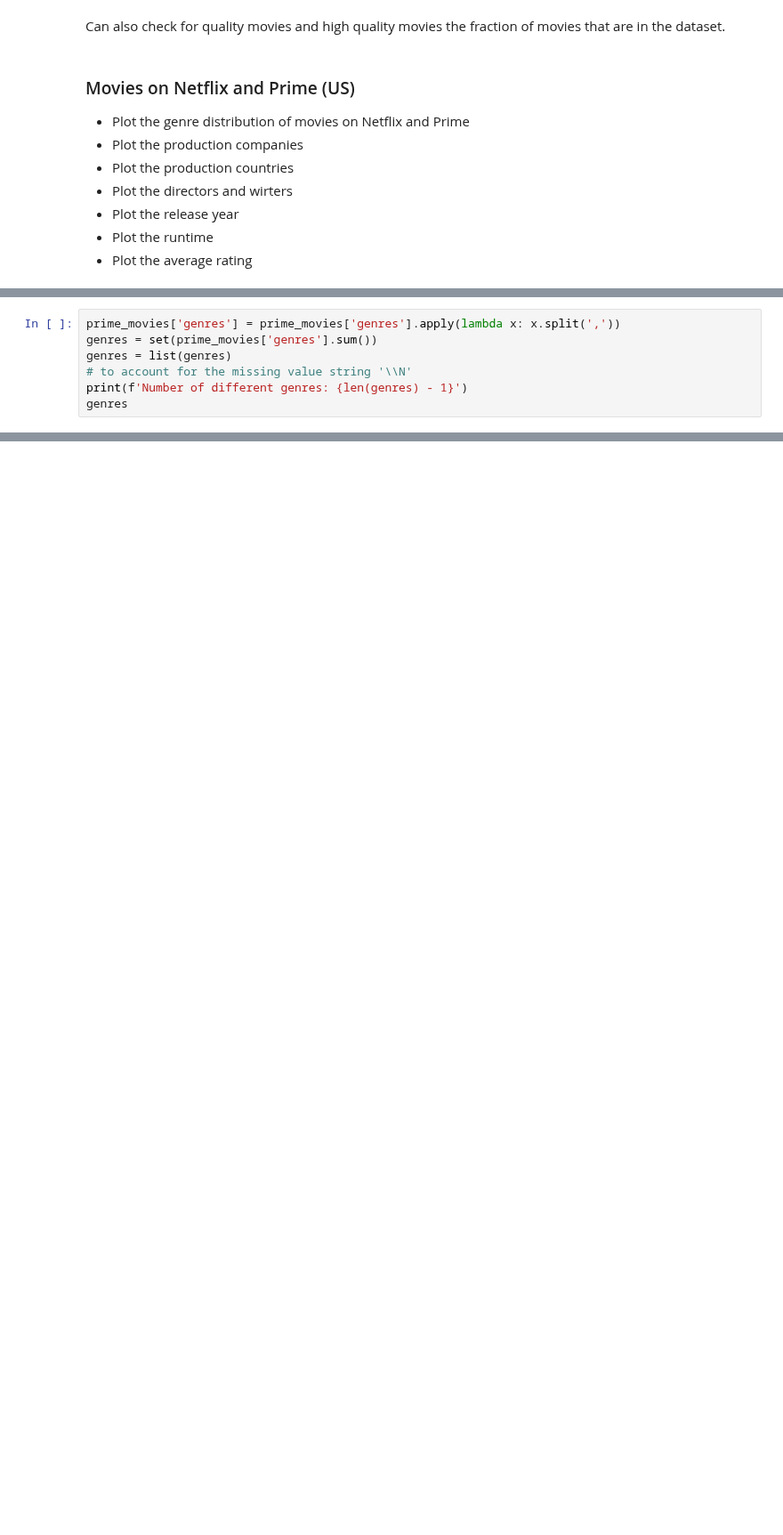
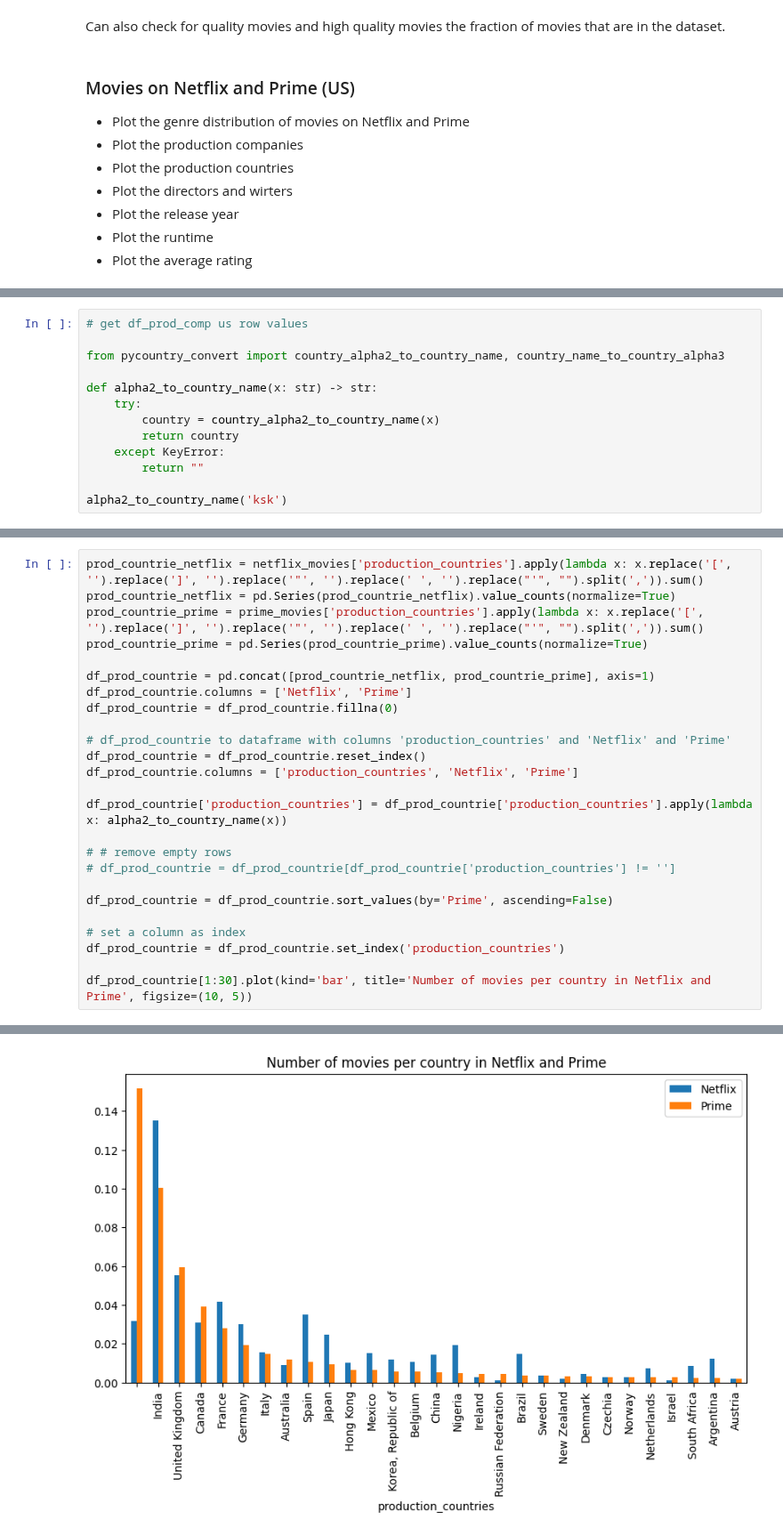
Before and after one commit to epfl-ada/ada-2022-project-lad3k, a Jupyter notebook: milestone3_part1.ipynb, the cells around one changed output, grey strips where cells are left out. Shown at 89% size. Saved outputs shown, nothing was run; the diff lists cells and outputs as text; blank space fills up the shorter version.

```diff
--- a/milestone3_part1.ipynb
+++ b/milestone3_part1.ipynb
@@ -100,7 +103,0 @@ array(['Biography,Drama', 'Comedy', 'Adventure,Comedy,Family',
-# %%
-prime_movies['genres'] = prime_movies['genres'].apply(lambda x: x.split(','))
-genres = set(prime_movies['genres'].sum())
-genres = list(genres)
-# to account for the missing value string '\\N'
-print(f'Number of different genres: {len(genres) - 1}')
-genres
@@ -167,0 +381,13 @@ P value < 1%, we can we reject the null hypothesis of equal population means. Ne
+# %%
+# get df_prod_comp us row values
+
+from pycountry_convert import country_alpha2_to_country_name, country_name_to_country_alpha3
+
+def alpha2_to_country_name(x: str) -> str:
+    try:
+        country = country_alpha2_to_country_name(x)
+        return country
+    except KeyError:
+        return ""
+
+alpha2_to_country_name('ksk')
@@ -167,0 +425,26 @@ P value < 1%, we can we reject the null hypothesis of equal population means. Ne
+# %%
+prod_countrie_netflix = netflix_movies['production_countries'].apply(lambda x: x.replace('[', '').replace(']', '').replace('"', '').replace(' ', '').replace("'", "").split(',')).sum()
+prod_countrie_netflix = pd.Series(prod_countrie_netflix).value_counts(normalize=True)
+prod_countrie_prime = prime_movies['production_countries'].apply(lambda x: x.replace('[', '').replace(']', '').replace('"', '').replace(' ', '').replace("'", "").split(',')).sum()
+prod_countrie_prime = pd.Series(prod_countrie_prime).value_counts(normalize=True)
+
+df_prod_countrie = pd.concat([prod_countrie_netflix, prod_countrie_prime], axis=1)
+df_prod_countrie.columns = ['Netflix', 'Prime']
+df_prod_countrie = df_prod_countrie.fillna(0)
+
+# df_prod_countrie to dataframe with columns 'production_countries' and 'Netflix' and 'Prime'
+df_prod_countrie = df_prod_countrie.reset_index()
+df_prod_countrie.columns = ['production_countries', 'Netflix', 'Prime']
+
+df_prod_countrie['production_countries'] = df_prod_countrie['production_countries'].apply(lambda x: alpha2_to_country_name(x))
+
+# # remove empty rows
+# df_prod_countrie = df_prod_countrie[df_prod_countrie['production_countries'] != '']
+
+df_prod_countrie = df_prod_countrie.sort_values(by='Prime', ascending=False)
+
+# set a column as index
+df_prod_countrie = df_prod_countrie.set_index('production_countries')
+
+df_prod_countrie[1:30].plot(kind='bar', title='Number of movies per country in Netflix and Prime', figsize=(10, 5))
+# %% [output]
@@ -167,0 +452 @@ P value < 1%, we can we reject the null hypothesis of equal population means. Ne
+[figure, added]
```
Also changed, not shown: parts of 37 cells of this notebook, 1 other file.
